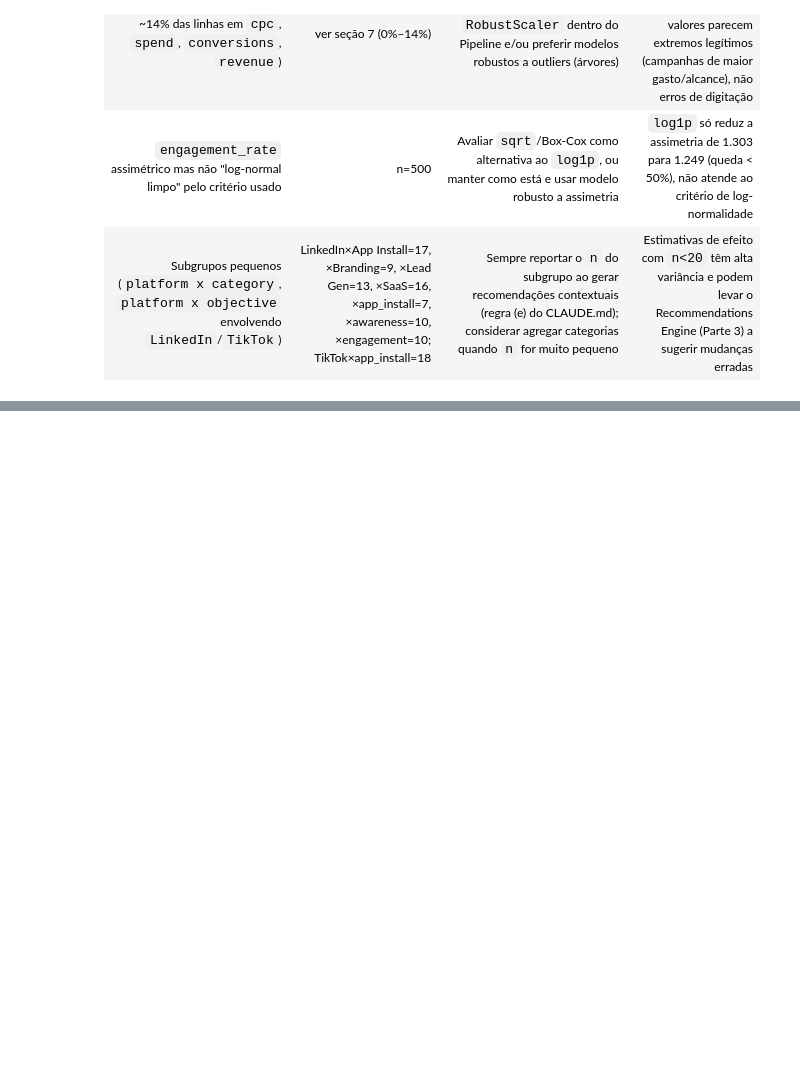
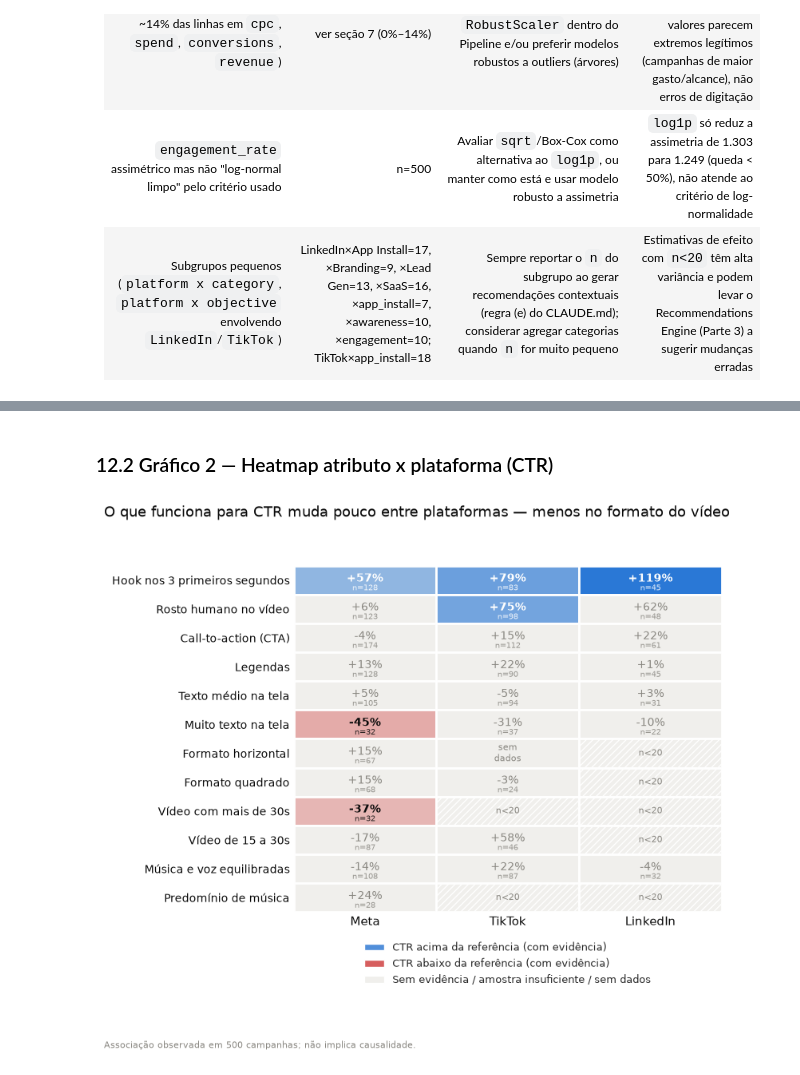
Before and after one commit to emilybrtt/take-home-challenge-klike, a Jupyter notebook: notebooks/01_eda.ipynb, the cells around one changed output, grey strips where cells are left out. Cells and saved outputs as stored; diff of their text form; code cells hidden in the pictures; blank space fills up the shorter version.

```diff
--- a/notebooks/01_eda.ipynb
+++ b/notebooks/01_eda.ipynb
@@ -377,0 +953,10 @@ Nenhum tratamento foi aplicado nesta etapa — apenas diagnóstico. Os tratament
+# %%
+ATRIBUTOS_COMPOSICAO = ["has_subtitle", "has_cta", "has_hook", "has_face", "format", "text_density", "video_duration_bin", "music_voice_bin"]
+
+for col in ATRIBUTOS_COMPOSICAO:
+    dados = df[["platform", col]].dropna()
+    tabela = pd.crosstab(dados["platform"], dados[col], normalize="index").mul(100).round(1)
+    n_por_plataforma = dados.groupby("platform", observed=True).size().to_dict()
+    print(f"--- {col} (n por plataforma: {n_por_plataforma}) ---")
+    display(tabela)
+    print()
@@ -377,0 +1172,9 @@ Nenhum tratamento foi aplicado nesta etapa — apenas diagnóstico. Os tratament
+# %% [markdown]
+### 12.2 Gráfico 2 — Heatmap atributo x plataforma (CTR)
+# %%
+tabela_ctr_plataforma = tabela_plataforma[tabela_plataforma["metrica"] == "ctr"]
+fig2 = viz.heatmap_ctr_plataforma(tabela_ctr_plataforma)
+fig2.savefig(FIGURES_DIR / "heatmap_ctr_atributo_plataforma.png", dpi=150, bbox_inches="tight")
+plt.show()
+# %% [output]
+[figure, added]
```
Also changed, not shown: parts of 62 cells of this notebook, 15 other files.
